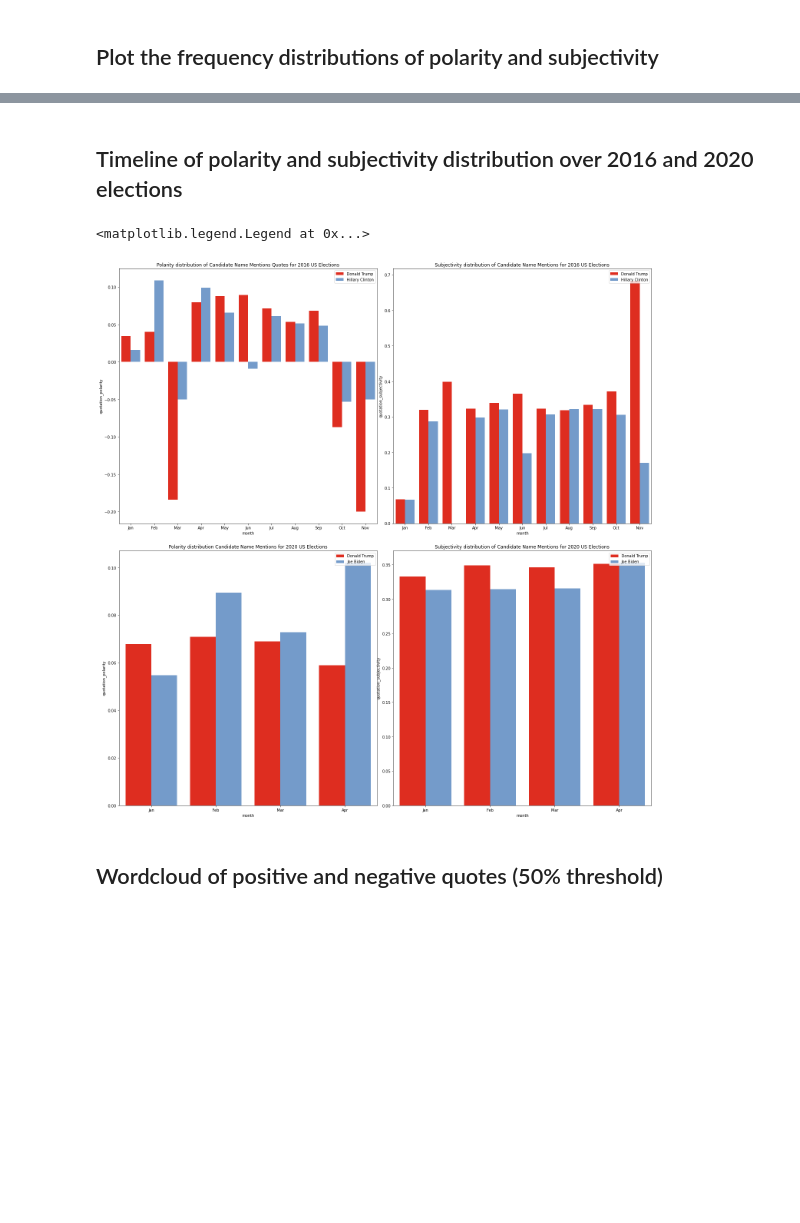
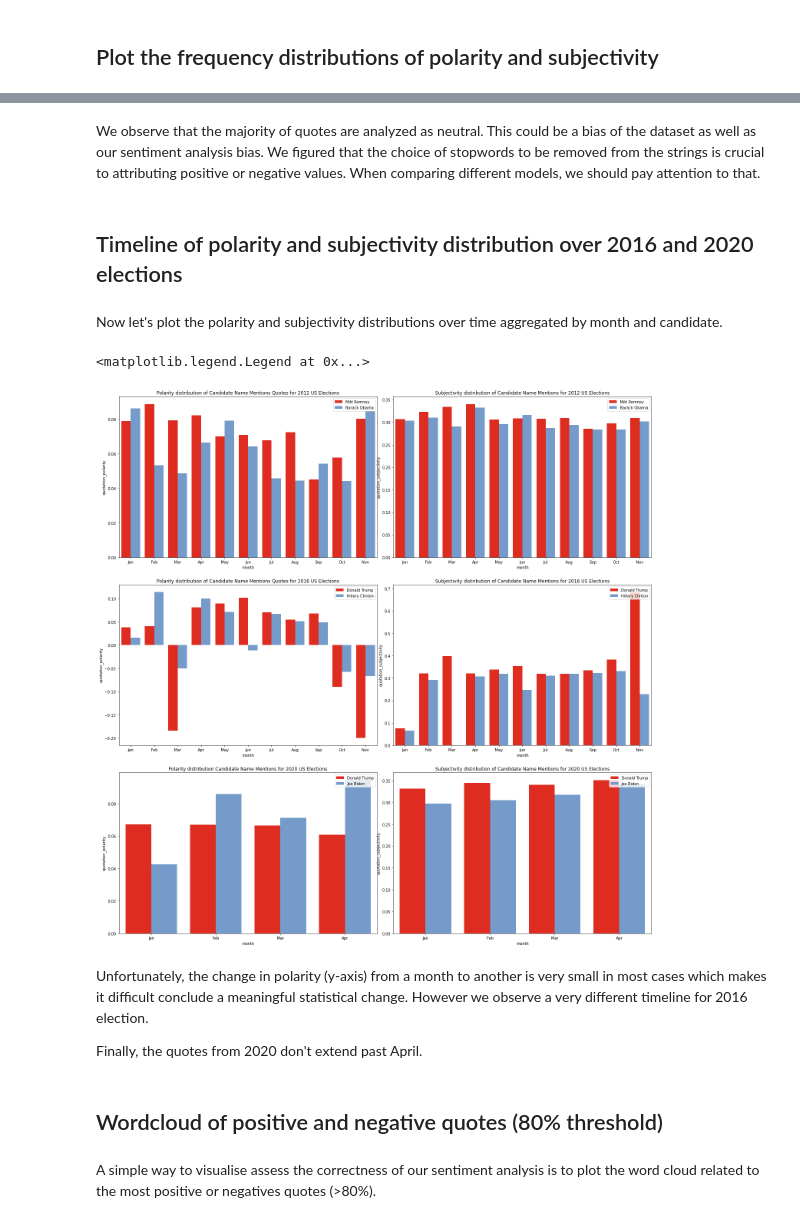
Before and after one commit to epfl-ada/ada-2021-project-sars, a Jupyter notebook: sentiment_analysis.ipynb, the cells around one changed output, grey strips where cells are left out. Cells and saved outputs as stored; diff of their text form; code cells hidden in the pictures; blank space fills up the shorter version.

```diff
--- a/sentiment_analysis.ipynb
+++ b/sentiment_analysis.ipynb
@@ -14,6 +12,8 @@ from utils_preprocessing import *
 # %%
 # load data
+df_obama_2012 = pd.read_csv("Data/2012/obama_2012.zip", compression="zip")
+df_romney_2012 = pd.read_csv("Data/2012/romney_2012.zip", compression="zip")
 df_trump_2016 = pd.read_csv("Data/2016/trump_2016.zip", compression="zip")
+df_clinton_2016 = pd.read_csv("Data/2016/clinton_2016.zip", compression="zip")
 df_trump_2020 = pd.read_csv("Data/2020/trump_2020.zip", compression="zip")
-df_clinton_2016 = pd.read_csv("Data/2016/clinton_2016.zip", compression="zip")
 df_biden_2020 = pd.read_csv("Data/2020/biden_2020.zip", compression="zip")
@@ -40,7 +54,11 @@ df_trump_2016.head()
 # %%
+df_obama_2012_sa = expand_quotations_with_polarity_subjectivity(df_obama_2012, column='quotation_conc_lemmatized')
+df_romney_2012_sa = expand_quotations_with_polarity_subjectivity(df_romney_2012, column='quotation_conc_lemmatized')
+
 df_trump_2016_sa = expand_quotations_with_polarity_subjectivity(df_trump_2016, column='quotation_conc_lemmatized')
+df_clinton_2016_sa = expand_quotations_with_polarity_subjectivity(df_clinton_2016, column='quotation_conc_lemmatized')
+
 df_trump_2020_sa = expand_quotations_with_polarity_subjectivity(df_trump_2020, column='quotation_conc_lemmatized')
-df_clinton_2016_sa = expand_quotations_with_polarity_subjectivity(df_clinton_2016, column='quotation_conc_lemmatized')
 df_biden_2020_sa = expand_quotations_with_polarity_subjectivity(df_biden_2020, column='quotation_conc_lemmatized')
 
 df_trump_2016_sa.head()
@@ -81,5 +111,9 @@ Text(0.5, 1.0, "Subjectivity distribution - 2020 - 'Biden' - over 2733 quotes")
+# %% [markdown]
+We observe that the majority of quotes are analyzed as neutral. This could be a bias of the dataset as well as our sentiment analysis bias. We figured that the choice of stopwords to be removed from the strings is crucial to attributing positive or negative values. When comparing different models, we should pay attention to that.
 # %% [markdown]
 ## Timeline of polarity and subjectivity distribution over 2016 and 2020 elections
+# %% [markdown]
+Now let's plot the polarity and subjectivity distributions over time aggregated by month and candidate.
 # %%
 def preprocess_data_for_visualisation(df_candidates, months, candidates, subjectivity=False):
     # TODO find a better way I guess ?
@@ -99,41 +133,58 @@ def preprocess_data_for_visualisation(df_candidates, months, candidates, subject
     tmp = pd.DataFrame([[month, tmp.at[month][candidate], candidate] for candidate, month in cross], columns=['month', f'quotation_{metric}', 'candidate'])
     return tmp
 # %%
+months_2012 = ['Jan', 'Feb', 'Mar', 'Apr', 'May', 'Jun', 'Jul', 'Aug', 'Sep', 'Oct', 'Nov']
 months_2016 = ['Jan', 'Feb', 'Mar', 'Apr', 'May', 'Jun', 'Jul', 'Aug', 'Sep', 'Oct', 'Nov']
 months_2020 = ['Jan', 'Feb', 'Mar', 'Apr']
+candidates_2012 = ['Mitt Romney', 'Barack Obama']
 candidates_2016 = ['Donald Trump', 'Hillary Clinton']
 candidates_2020 = ['Donald Trump', 'Joe Biden']
 
+df_candidates_2012 = pd.concat([df_obama_2012_sa, df_romney_2012_sa], ignore_index=True)
 df_candidates_2016 = pd.concat([df_trump_2016_sa, df_clinton_2016_sa], ignore_index=True)
 df_candidates_2020 = pd.concat([df_trump_2020_sa, df_biden_2020_sa], ignore_index=True)
 
 # The quotes are aggregated and averaged by month and by candidate
+df_candidates_2012_polarity_processed = preprocess_data_for_visualisation(df_candidates_2012, months_2012, candidates_2012)
+df_candidates_2012_subjectivity_processed = preprocess_data_for_visualisation(df_candidates_2012, months_2012, candidates_2012, subjectivity=True)
 df_candidates_2016_polarity_processed = preprocess_data_for_visualisation(df_candidates_2016, months_2016, candidates_2016)
+df_candidates_2016_subjectivity_processed = preprocess_data_for_visualisation(df_candidates_2016, months_2016, candidates_2016, subjectivity=True)
 df_candidates_2020_polarity_processed = preprocess_data_for_visualisation(df_candidates_2020, months_2020, candidates_2020)
-df_candidates_2016_subjectivity_processed = preprocess_data_for_visualisation(df_candidates_2016, months_2016, candidates_2016, subjectivity=True)
 df_candidates_2020_subjectivity_processed = preprocess_data_for_visualisation(df_candidates_2020, months_2020, candidates_2020, subjectivity=True)
 
-fig, axs = plt.subplots(2, 2, figsize=(20,20))
+fig, axs = plt.subplots(3, 2, figsize=(20,20))
 fig.tight_layout(h_pad=5)
 
-axs[0][0].set_title("Polarity distribution of Candidate Name Mentions Quotes for 2016 US Elections")
-sns.barplot(x='month', y='quotation_polarity', estimator=np.mean, ci="sd", capsize=2, data=df_candidates_2016_polarity_processed, hue="candidate", order=months_2016, ax=axs[0][0], palette=["#fe1100",'#6699d8'])
+axs[0][0].set_title("Polarity distribution of Candidate Name Mentions Quotes for 2012 US Elections")
+sns.barplot(x='month', y='quotation_polarity', data=df_candidates_2012_polarity_processed, hue="candidate", order=months_2012, ax=axs[0][0], palette=["#fe1100",'#6699d8'])
 axs[0][0].legend(loc='upper right')
-axs[1][0].set_title("Polarity distribution Candidate Name Mentions for 2020 US Elections")
-sns.barplot(x='month', y='quotation_polarity', data=df_candidates_2020_polarity_processed, hue="candidate", order=months_2020, ax=axs[1][0], palette=["#fe1100",'#6699d8'])
+axs[1][0].set_title("Polarity distribution of Candidate Name Mentions Quotes for 2016 US Elections")
+sns.barplot(x='month', y='quotation_polarity', data=df_candidates_2016_polarity_processed, hue="candidate", order=months_2016, ax=axs[1][0], palette=["#fe1100",'#6699d8'])
 axs[1][0].legend(loc='upper right')
+axs[2][0].set_title("Polarity distribution Candidate Name Mentions for 2020 US Elections")
+sns.barplot(x='month', y='quotation_polarity', data=df_candidates_2020_polarity_processed, hue="candidate", order=months_2020, ax=axs[2][0], palette=["#fe1100",'#6699d8'])
+axs[2][0].legend(loc='upper right')
 
-axs[0][1].set_title("Subjectivity distribution of Candidate Name Mentions for 2016 US Elections")
-sns.barplot(x='month', y='quotation_subjectivity', estimator=np.mean, ci="sd", capsize=.2, data=df_candidates_2016_subjectivity_processed, hue="candidate", order=months_2016, ax=axs[0][1], palette=["#fe1100",'#6699d8'])
+axs[0][1].set_title("Subjectivity distribution of Candidate Name Mentions for 2012 US Elections")
+sns.barplot(x='month', y='quotation_subjectivity', data=df_candidates_2012_subjectivity_processed, hue="candidate", order=months_2012, ax=axs[0][1], palette=["#fe1100",'#6699d8'])
 axs[0][1].legend(loc='upper right')
-axs[1][1].set_title("Subjectivity distribution of Candidate Name Mentions for 2020 US Elections")
-sns.barplot(x='month', y='quotation_subjectivity', data=df_candidates_2020_subjectivity_processed, hue="candidate", order=months_2020, ax=axs[1][1], palette=["#fe1100",'#6699d8'])
+axs[1][1].set_title("Subjectivity distribution of Candidate Name Mentions for 2016 US Elections")
+sns.barplot(x='month', y='quotation_subjectivity', data=df_candidates_2016_subjectivity_processed, hue="candidate", order=months_2016, ax=axs[1][1], palette=["#fe1100",'#6699d8'])
 axs[1][1].legend(loc='upper right')
+axs[2][1].set_title("Subjectivity distribution of Candidate Name Mentions for 2020 US Elections")
+sns.barplot(x='month', y='quotation_subjectivity', data=df_candidates_2020_subjectivity_processed, hue="candidate", order=months_2020, ax=axs[2][1], palette=["#fe1100",'#6699d8'])
+axs[2][1].legend(loc='upper right')
 # %% [output]
 <matplotlib.legend.Legend at 0x...>
-[figure, old version]
+[figure, new version]
+# %% [markdown]
+Unfortunately, the change in polarity (y-axis) from a month to another is very small in most cases which makes it difficult conclude a meaningful statistical change. However we observe a very different timeline for 2016 election.
+
+Finally, the quotes from 2020 don't extend past April.
 # %% [markdown]
-## Wordcloud of positive and negative quotes (50% threshold)
+## Wordcloud of positive and negative quotes (80% threshold)
+# %% [markdown]
+A simple way to visualise assess the correctness of our sentiment analysis is to plot the word cloud related to the most positive or negatives quotes (>80%).
 # %%
 from collections import Counter
 from wordcloud import WordCloud
```
Also changed, not shown: parts of 9 cells of this notebook.
